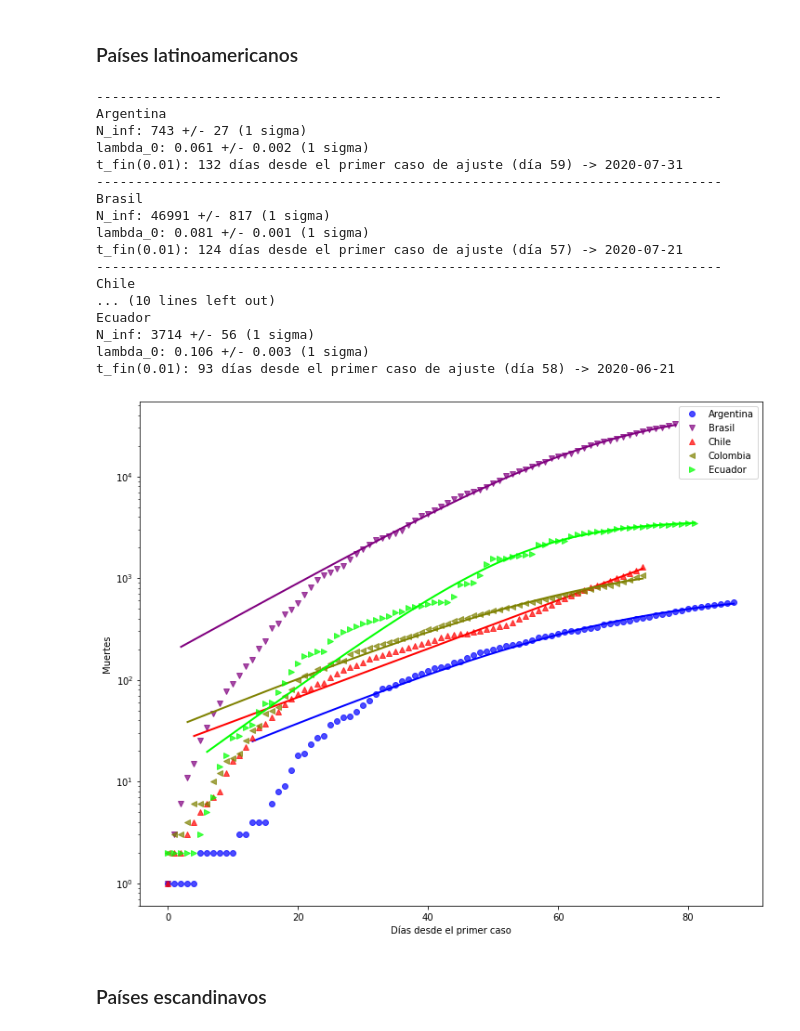
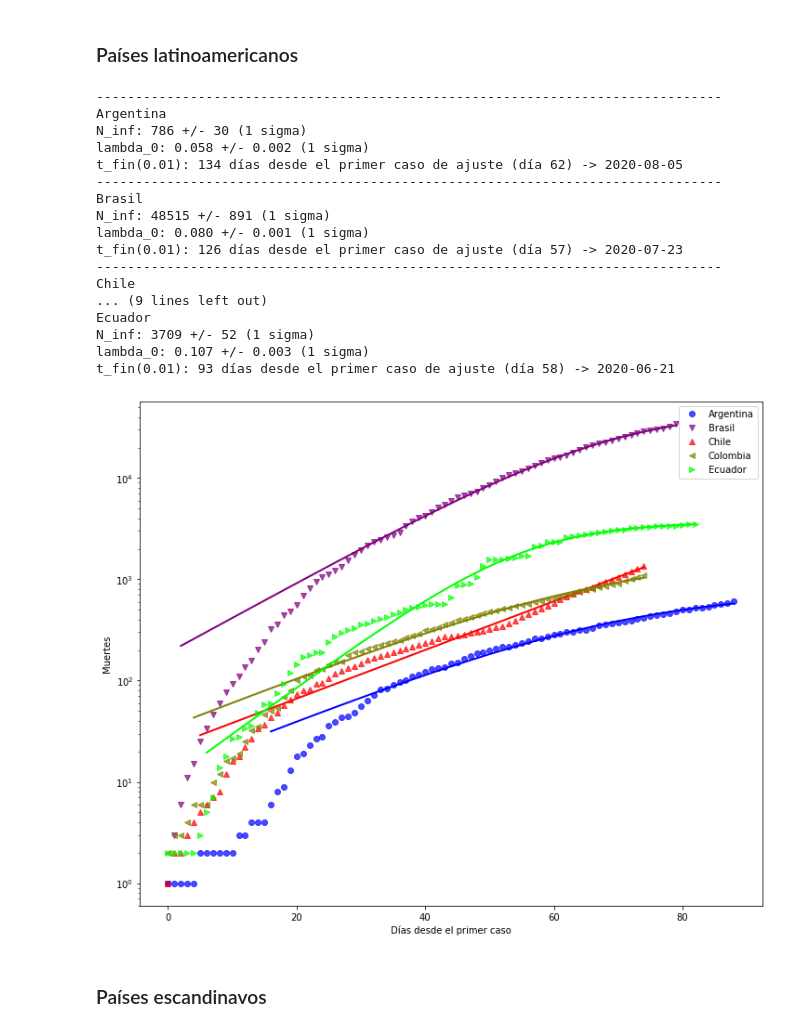
Before and after one commit to manuxch/logistic-covid19, a Jupyter notebook: Logistic_model_COVID-19.ipynb, the cells around one changed output. Saved outputs shown, nothing was run; the diff lists cells and outputs as text; code cells hidden in the pictures.

```diff
--- a/Logistic_model_COVID-19.ipynb
+++ b/Logistic_model_COVID-19.ipynb
@@ -276,26 +276,26 @@ t_fin(0.01): 93 días desde el primer caso de ajuste (día 54) -> 2020-06-17
 # %% [markdown]
 ### Países latinoamericanos
 # %%
-plot_fit(deadths_lat, 4, 'Muertes', logscale=True, p_fin=0.01)
+plot_fit(deadths_lat, 5, 'Muertes', logscale=True, p_fin=0.01)
 # %% [output]
 --------------------------------------------------------------------------------
 Argentina
-N_inf: 743 +/- 27 (1 sigma)
-lambda_0: 0.061 +/- 0.002 (1 sigma)
-t_fin(0.01): 132 días desde el primer caso de ajuste (día 59) -> 2020-07-31
+N_inf: 786 +/- 30 (1 sigma)
+lambda_0: 0.058 +/- 0.002 (1 sigma)
+t_fin(0.01): 134 días desde el primer caso de ajuste (día 62) -> 2020-08-05
 --------------------------------------------------------------------------------
 Brasil
-N_inf: 46991 +/- 817 (1 sigma)
-lambda_0: 0.081 +/- 0.001 (1 sigma)
-t_fin(0.01): 124 días desde el primer caso de ajuste (día 57) -> 2020-07-21
+N_inf: 48515 +/- 891 (1 sigma)
+lambda_0: 0.080 +/- 0.001 (1 sigma)
+t_fin(0.01): 126 días desde el primer caso de ajuste (día 57) -> 2020-07-23
 --------------------------------------------------------------------------------
 Chile
-... (10 lines left out)
+... (9 lines left out)
 Ecuador
-N_inf: 3714 +/- 56 (1 sigma)
-lambda_0: 0.106 +/- 0.003 (1 sigma)
+N_inf: 3709 +/- 52 (1 sigma)
+lambda_0: 0.107 +/- 0.003 (1 sigma)
 t_fin(0.01): 93 días desde el primer caso de ajuste (día 58) -> 2020-06-21
-[figure, old version]
+[figure, new version]
 # %% [markdown]
 ### Países escandinavos
 # %%
```
Also changed, not shown: parts of 8 cells of this notebook.
